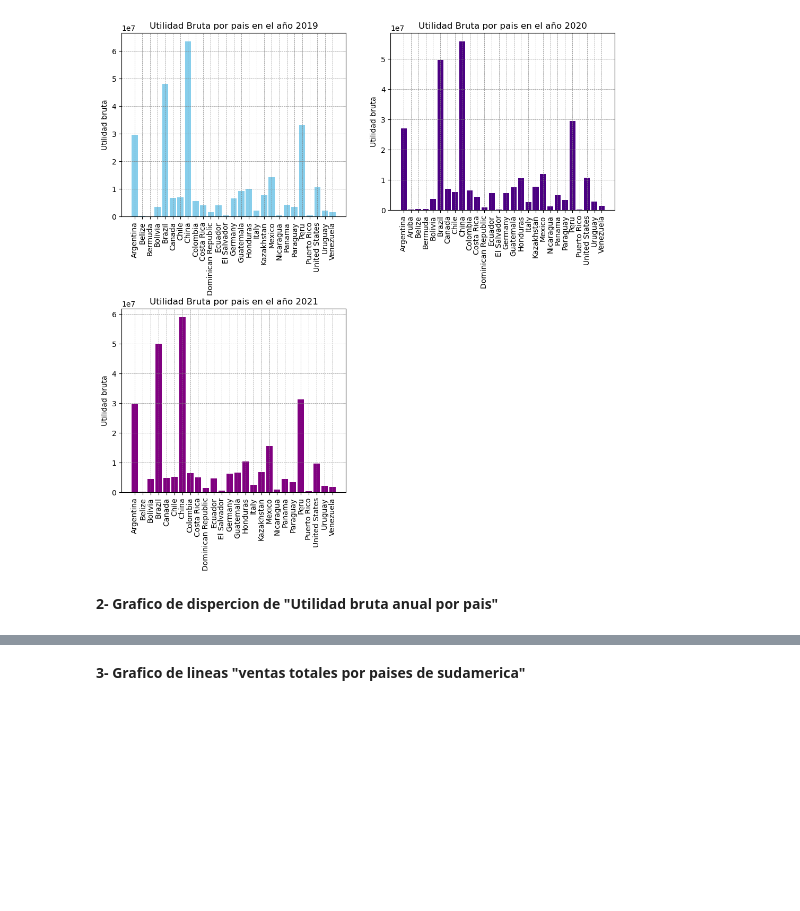
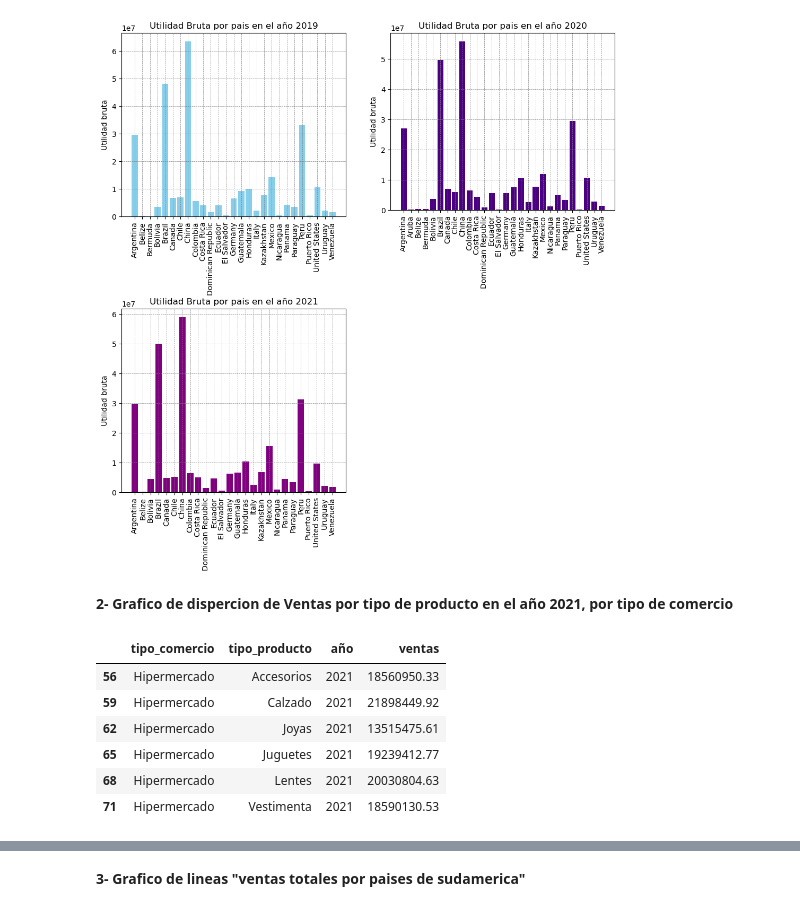
Before and after one commit to manuelpalomeque/ISPC--An-lisisDeDatos--DataBring, a Jupyter notebook: Proyecto Integrador - Analista de Datos - ISPC-Palomeque.ipynb, the cells around one changed output, grey strips where cells are left out. Cells and saved outputs as stored; diff of their text form; code cells hidden in the pictures; blank space fills up the shorter version.

```diff
--- a/Proyecto Integrador - Analista de Datos - ISPC-Palomeque.ipynb
+++ b/Proyecto Integrador - Analista de Datos - ISPC-Palomeque.ipynb
@@ -675,4 +675,22 @@ plt.show()
 # %% [output]
 [figure]
 # %% [markdown]
-**2- Grafico de dispercion de "Utilidad bruta anual por pais"**
+**2- Grafico de dispercion de Ventas por tipo de producto en el año 2021, por tipo de comercio**
+# %%
+ventasTipoComercio = dataframe.groupby(['tipo_comercio', 'tipo_producto','año'])['ventas'].sum().reset_index()
+
+ventasMayoristas_2021 = ventasTipoComercio[(ventasTipoComercio['tipo_comercio'] == 'Mayorista') & (ventasTipoComercio['año'] == 2021)]
+ventasDeProximidad_2021 = ventasTipoComercio[(ventasTipoComercio['tipo_comercio'] == 'De Proximidad') & (ventasTipoComercio['año'] == 2021)]
+ventasGrandesAlmacenes_2021 = ventasTipoComercio[(ventasTipoComercio['tipo_comercio'] == 'Grandes Almacenes') & (ventasTipoComercio['año'] == 2021)]
+ventasEspecializado_2021 = ventasTipoComercio[(ventasTipoComercio['tipo_comercio'] == 'Especializado') & (ventasTipoComercio['año'] == 2021)]
+ventasHipermercado_2021 = ventasTipoComercio[(ventasTipoComercio['tipo_comercio'] == 'Hipermercado') & (ventasTipoComercio['año'] == 2021)]
+
+ventasHipermercado_2021
+# %% [output]
+|  | tipo_comercio | tipo_producto | año | ventas |
+| 56 | Hipermercado | Accesorios | 2021 | 18560950.33 |
+| 59 | Hipermercado | Calzado | 2021 | 21898449.92 |
+| 62 | Hipermercado | Joyas | 2021 | 13515475.61 |
+| 65 | Hipermercado | Juguetes | 2021 | 19239412.77 |
+| 68 | Hipermercado | Lentes | 2021 | 20030804.63 |
+| 71 | Hipermercado | Vestimenta | 2021 | 18590130.53 |
```
Also changed, not shown: parts of 2 cells of this notebook.
